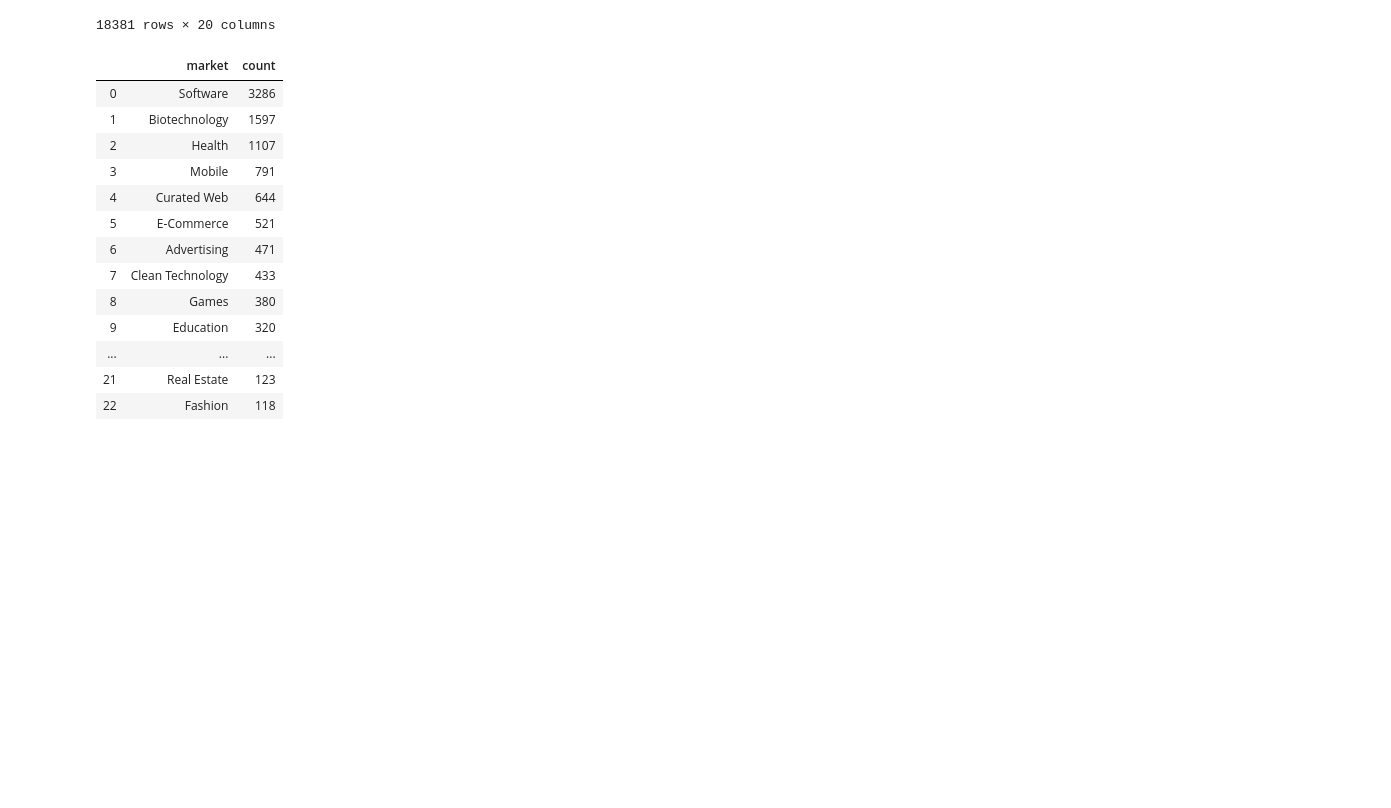
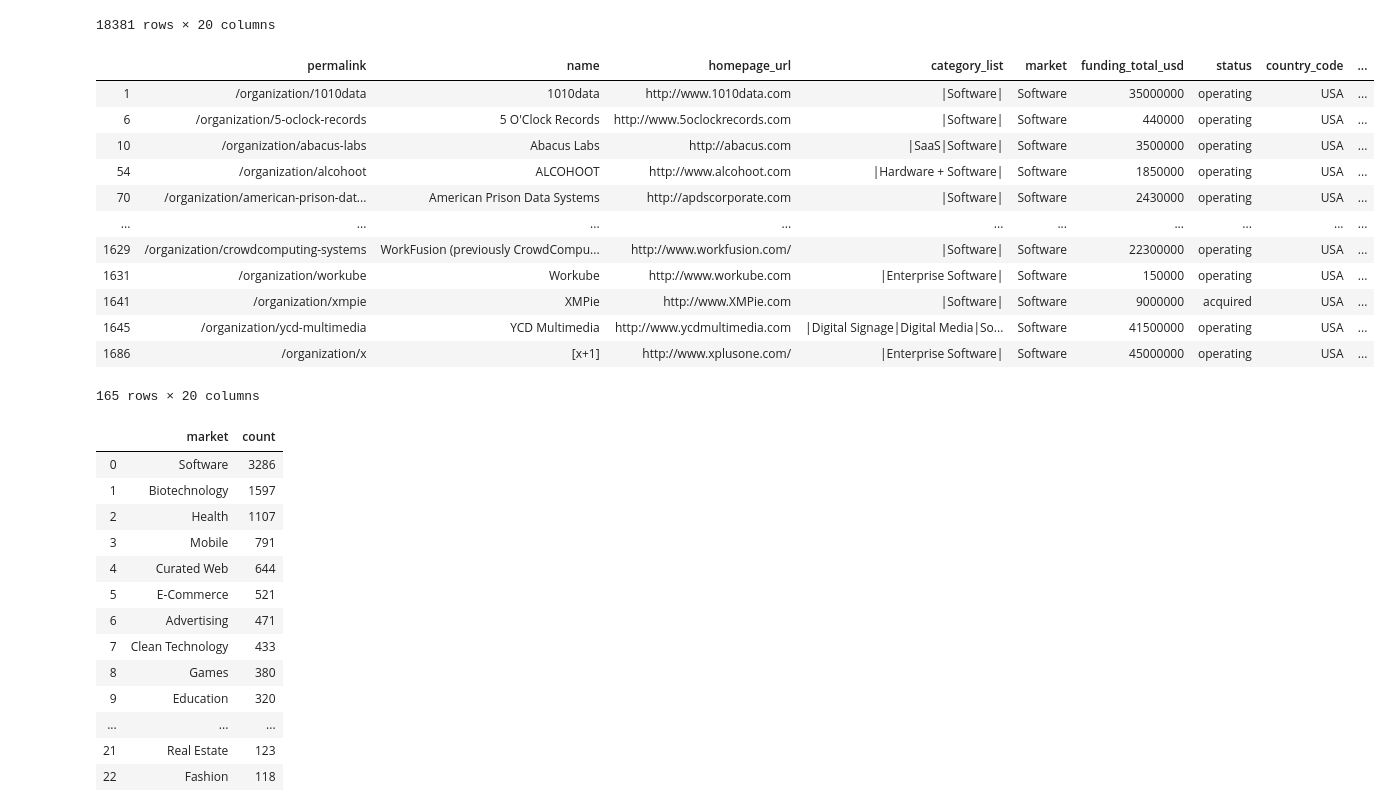
Before and after one commit to jjhuang22/cs171-final-project, a Jupyter notebook: data/EDA.ipynb, the cells around one changed output. Drawn from its saved outputs; the diff is of its cells as text; code cells hidden in the pictures; blank space fills up the shorter version.

```diff
--- a/data/EDA.ipynb
+++ b/data/EDA.ipynb
@@ -53,6 +63,22 @@ merge_df
 | 18379 | /organization/yovia | Yovia | http://www.yovia.com | |Social Media Marketing|Social Me... | Social Media Marketing | 300000 | operating | USA | ... |
 | 18380 | /organization/zweemie | Zweemie | http://www.tellasksell.com | |Messaging| | Messaging | 250000 | operating | USA | ... |
 18381 rows × 20 columns
+# %%
+merge_df[(merge_df['market'] == 'Software') & (merge_df['city'] == 'New York')]
+# %% [output]
+|  | permalink | name | homepage_url | category_list | market | funding_total_usd | status | country_code | ... |
+| 1 | /organization/1010data | 1010data | http://www.1010data.com | |Software| | Software | 35000000 | operating | USA | ... |
+| 6 | /organization/5-oclock-records | 5 O'Clock Records | http://www.5oclockrecords.com | |Software| | Software | 440000 | operating | USA | ... |
+| 10 | /organization/abacus-labs | Abacus Labs | http://abacus.com | |SaaS|Software| | Software | 3500000 | operating | USA | ... |
+| 54 | /organization/alcohoot | ALCOHOOT | http://www.alcohoot.com | |Hardware + Software| | Software | 1850000 | operating | USA | ... |
+| 70 | /organization/american-prison-dat... | American Prison Data Systems | http://apdscorporate.com | |Software| | Software | 2430000 | operating | USA | ... |
+| ... | ... | ... | ... | ... | ... | ... | ... | ... | ... |
+| 1629 | /organization/crowdcomputing-systems | WorkFusion (previously CrowdCompu... | http://www.workfusion.com/ | |Software| | Software | 22300000 | operating | USA | ... |
+| 1631 | /organization/workube | Workube | http://www.workube.com | |Enterprise Software| | Software | 150000 | operating | USA | ... |
+| 1641 | /organization/xmpie | XMPie | http://www.XMPie.com | |Software| | Software | 9000000 | acquired | USA | ... |
+| 1645 | /organization/ycd-multimedia | YCD Multimedia | http://www.ycdmultimedia.com | |Digital Signage|Digital Media|So... | Software | 41500000 | operating | USA | ... |
+| 1686 | /organization/x | [x+1] | http://www.xplusone.com/ | |Enterprise Software| | Software | 45000000 | operating | USA | ... |
+165 rows × 20 columns
 # %%
 markets = pd.DataFrame(merge_df.groupby('market')['market'].count())
 markets.rename(columns={'market': 'count'}, inplace=True)
```
Also changed, not shown: parts of 2 cells of this notebook, 5 other files.
